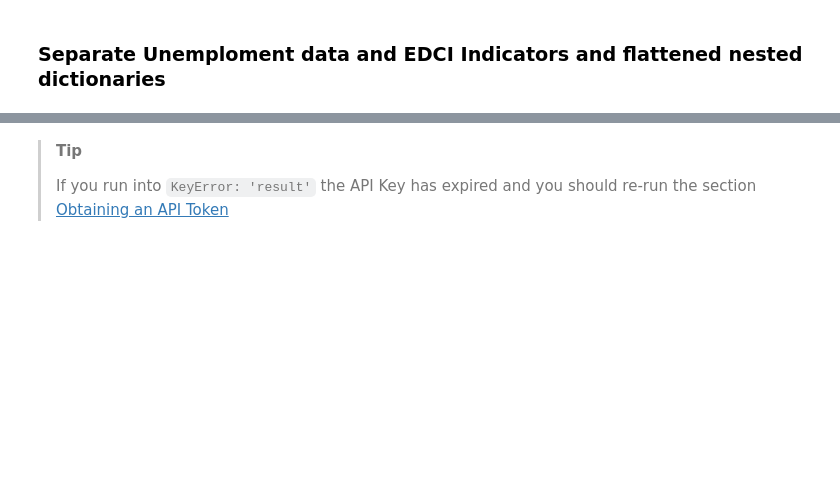
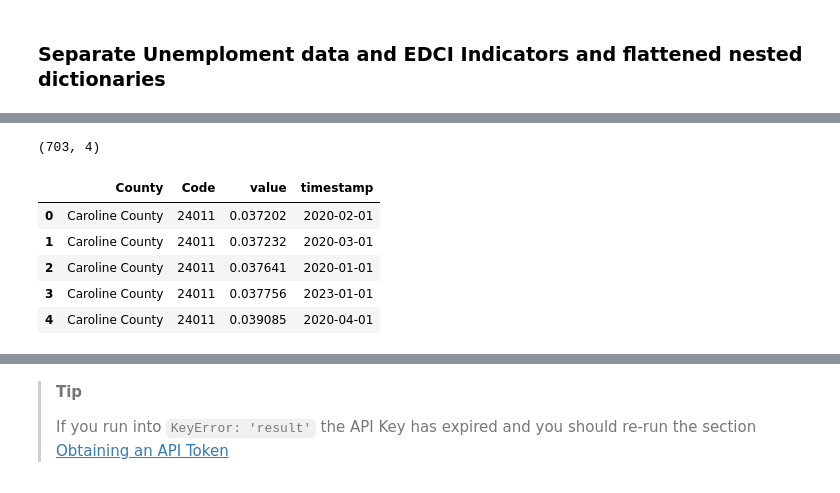
Before and after one commit to rwcitek/anl-nerde, a Jupyter notebook: nerde_argonne_api_python.ipynb, the cells around one changed output, grey strips where cells are left out. Saved outputs shown, nothing was run; the diff lists cells and outputs as text; code cells hidden in the pictures; blank space fills up the shorter version.

```diff
--- a/nerde_argonne_api_python.ipynb
+++ b/nerde_argonne_api_python.ipynb
@@ -177,3 +247,16 @@ unemployment_edci_data = main_summary_df[['county', 'county_fips', 'local_24mont
 # %%
 # Create a new unemployment DataFrame with flattened data
 flattened_unemployment_data = flatten_column_data(unemployment_edci_data, 'local_24month_unemployment_rate_series')
+# %%
+flattened_unemployment_data.shape
+# %% [output]
+(703, 4)
+# %%
+flattened_unemployment_data[:5]
+# %% [output]
+|  | County | Code | value | timestamp |
+| 0 | Caroline County | 24011 | 0.037202 | 2020-02-01 |
+| 1 | Caroline County | 24011 | 0.037232 | 2020-03-01 |
+| 2 | Caroline County | 24011 | 0.037641 | 2020-01-01 |
+| 3 | Caroline County | 24011 | 0.037756 | 2023-01-01 |
+| 4 | Caroline County | 24011 | 0.039085 | 2020-04-01 |
```
Also changed, not shown: parts of 19 cells of this notebook.
